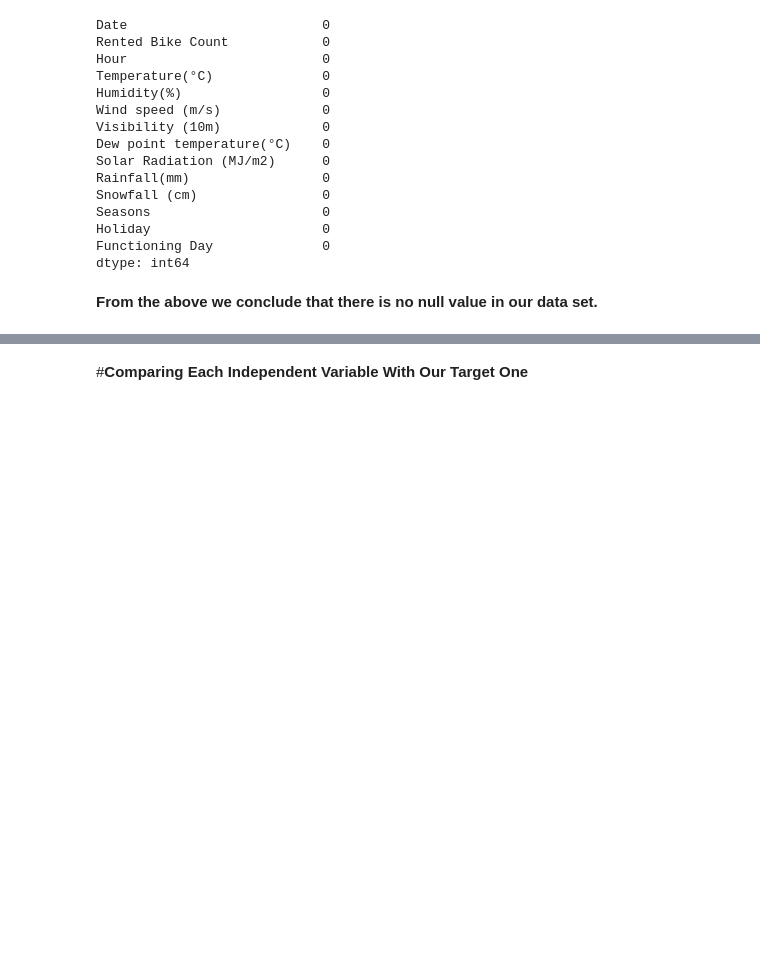
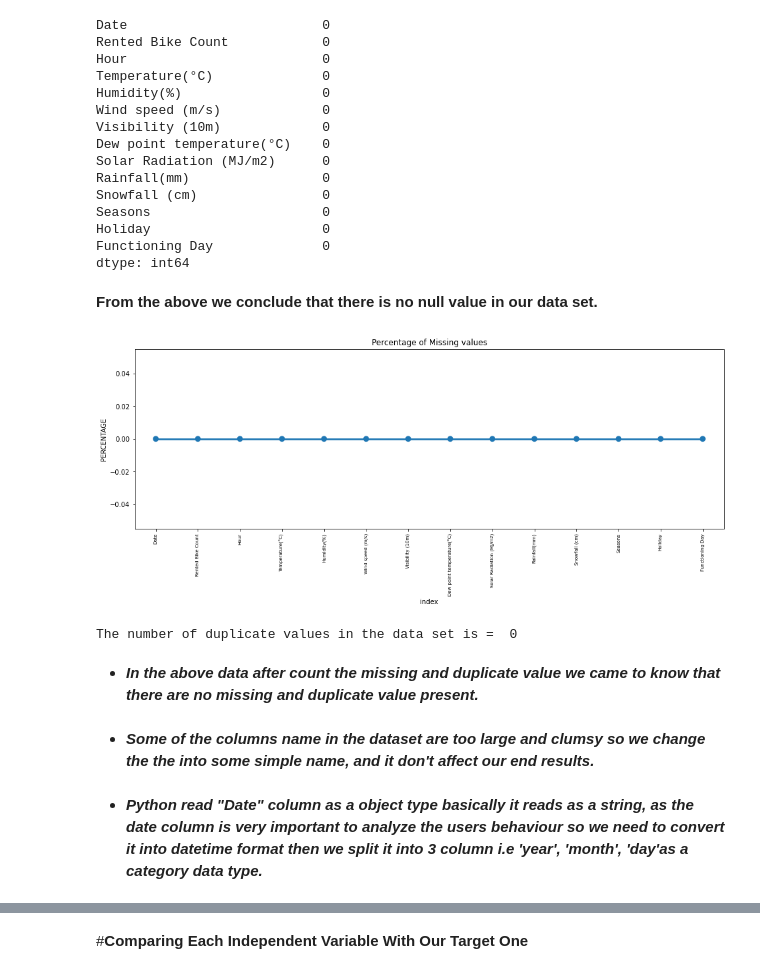
Before and after one commit to BalaramPanigrahy/Seoul-Bike-Sharing-Demand-Prediction, a Jupyter notebook: Bike_Sharing_Demand_Prediction_Capstone_Project.ipynb, the cells around one changed output, grey strips where cells are left out. Saved outputs shown, nothing was run; the diff lists cells and outputs as text; code cells hidden in the pictures; blank space fills up the shorter version.

```diff
--- a/Bike_Sharing_Demand_Prediction_Capstone_Project.ipynb
+++ b/Bike_Sharing_Demand_Prediction_Capstone_Project.ipynb
@@ -48,7 +83,7 @@ drive.mount('/content/drive')
 Drive already mounted at /content/drive; to attempt to forcibly remount, call drive.mount("/content/drive", force_remount=True).
 # %%
 #insert the data file
-bike = pd.read_csv('/content/drive/MyDrive/CAPSTONE PROJECT - ALMA BETTER/BIKE DEMAND SHARING PREDICTION/SeoulBikeData.csv', encoding = 'unicode_escape')
+bike_df = pd.read_csv('/content/drive/MyDrive/CAPSTONE PROJECT - ALMA BETTER/BIKE DEMAND SHARING PREDICTION/SeoulBikeData.csv', encoding = 'unicode_escape')
 # %% [markdown]
 
 **This dataframe presents the rented bike count in this city of Seoul. It is presented as a time series which presents the data with interval of  an hour.
@@ -222,3 +264,23 @@ Functioning Day              0
 dtype: int64
 # %% [markdown]
 **From the above we conclude that there is no null value in our data set.**
+# %%
+missing = pd.DataFrame((bike_df.isnull().sum())*100/bike_df.shape[0]).reset_index()
+plt.figure(figsize=(16,5))
+ax = sns.pointplot('index',0,data=missing)
+plt.xticks(rotation =90,fontsize =7)
+plt.title("Percentage of Missing values")
+plt.ylabel("PERCENTAGE")
+plt.show()
+# %% [output]
+[figure, added]
+# %%
+# Checking Duplicate Values
+value=len(bike_df[bike_df.duplicated()])
+print("The number of duplicate values in the data set is = ",value)
+# %% [output]
+The number of duplicate values in the data set is =  0
+# %% [markdown]
+* ***In the above data after count the missing and duplicate value we came to know that there are no missing and duplicate value present.***
+# %% [markdown]
+* ***Some of  the columns name in the dataset are too large and clumsy so we change the the into some simple name, and it don't affect our end results.***
@@ -224,0 +299,2 @@ dtype: int64
+# %% [markdown]
+* ***Python read "Date" column as a object type basically it reads as a string, as the date column is very important to analyze the users behaviour so we need to convert it into datetime format then we split it into 3 column i.e 'year', 'month', 'day'as a category data type.***
```
Also changed, not shown: parts of 94 cells of this notebook.
